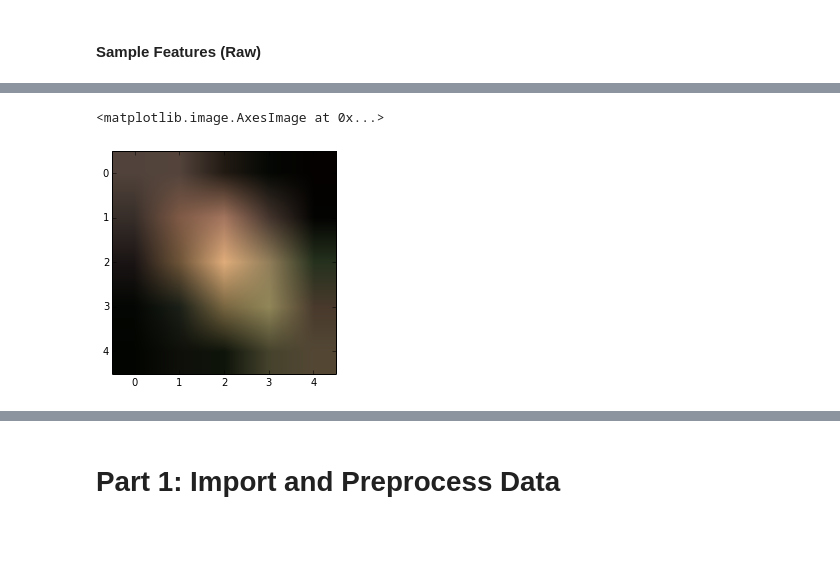
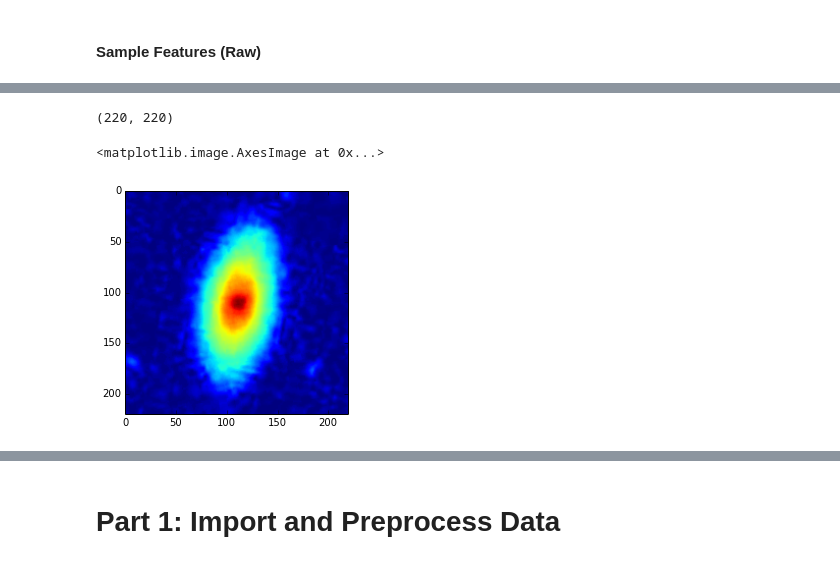
Before and after one commit to jkcn90/kaggle_galaxy_zoo, a Jupyter notebook: GalaxyZoo.ipynb, the cells around one changed output, grey strips where cells are left out. Drawn from its saved outputs; the diff is of its cells as text; code cells hidden in the pictures; blank space fills up the shorter version.

```diff
--- a/GalaxyZoo.ipynb
+++ b/GalaxyZoo.ipynb
@@ -44,2 +61,28 @@ print(feature_array)
 # %% [markdown]
 #### Sample Features (Raw)
+# %%
+img_raw = cv.Image("./input_data/images_training_rev1/170018.jpg")
+blobs = img_raw.findBlobs()
+blobs = blobs.filter(blobs.area() == max(blobs.area()))
+largest_blob = blobs[0]
+
+# Rotate
+angle = largest_blob.angle()
+w = largest_blob.minRectWidth()
+h = largest_blob.minRectHeight()
+
+if w < h:
+    angle -= 90
+
+img_raw = img_raw.rotate(angle)
+
+# Find Dimensions to Crop
+bounding_box_xywh = largest_blob.boundingBox()
+
+center = largest_blob.centroid()
+max_dim = max(bounding_box_xywh[2], bounding_box_xywh[3]) * 1.5
+xywh = center+(max_dim, max_dim)
+
+# Display Cropped Image
+cropped_image = img_raw.crop(xywh, centered=True)
+cropped_image.save(disp)
@@ -46,8 +91,11 @@ print(feature_array)
 # %%
-cropped_image = cropped_image.toRGB()
-cropped_image = cropped_image.resize(5, 5)
-raw_array = cropped_image.getNumpyCv2()
+#cropped_image = cropped_image.resize(100, 100)
+cropped_image = cropped_image.toHLS()
+raw_array = cropped_image.getNumpy()
+raw_array = raw_array[:,:,1]
+print(raw_array.shape)
 plt.imshow(raw_array)
 # %% [output]
-<matplotlib.image.AxesImage at 0x...>
+(220, 220)
+<matplotlib.image.AxesImage at 0x...>
-[figure, old version]
+[figure, new version]
```
Also changed, not shown: parts of 12 cells of this notebook.
